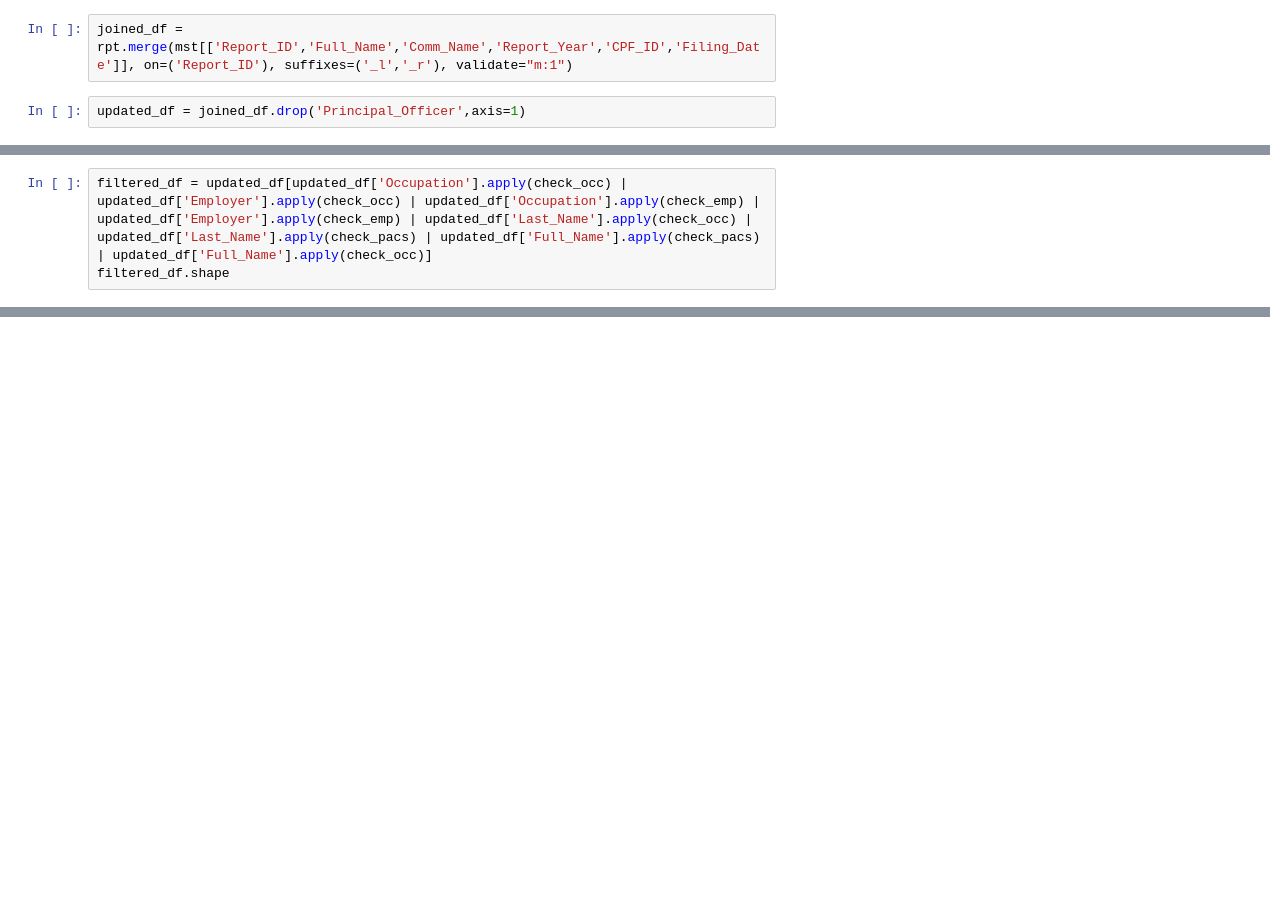
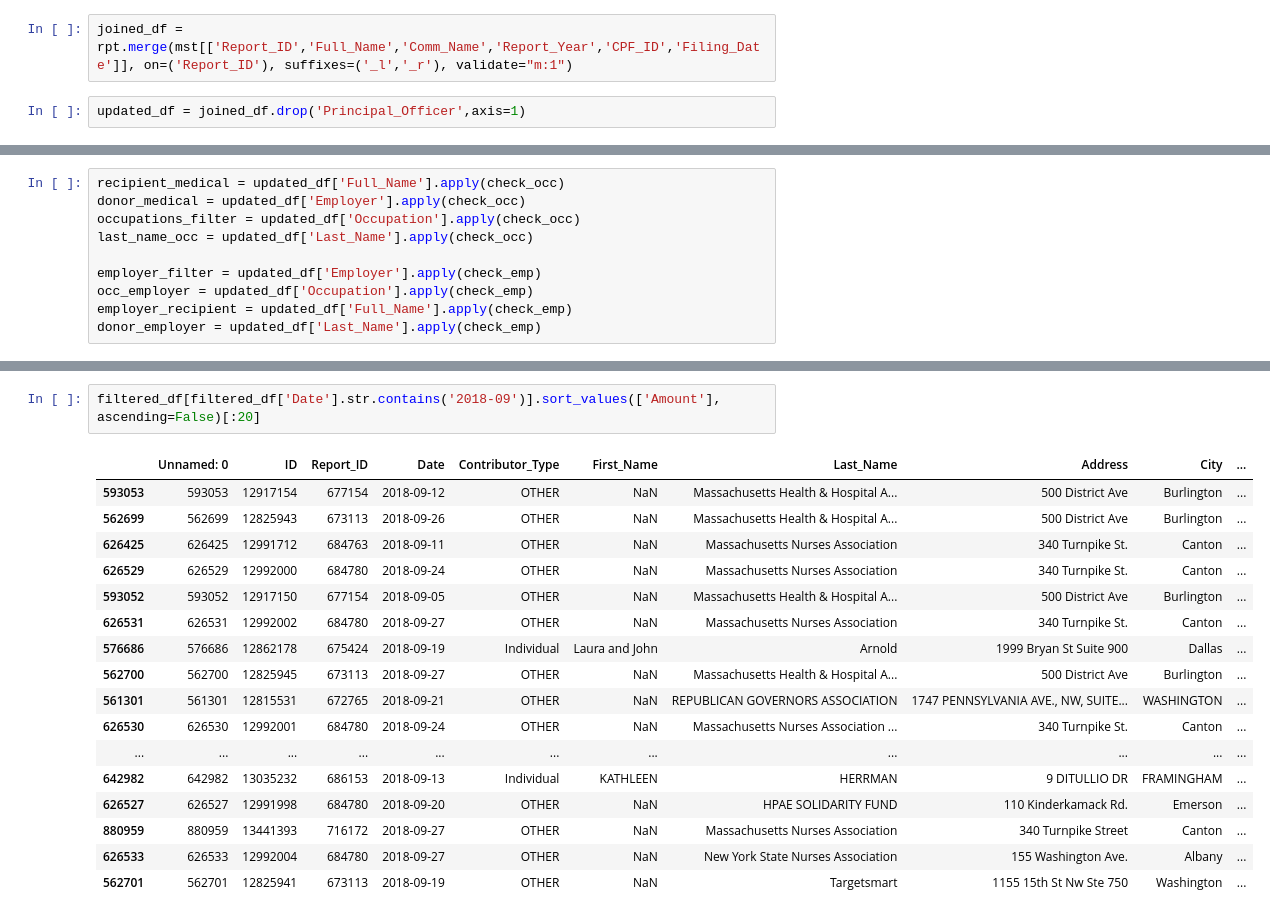
Before and after one commit to BU-Spark/CS506-Spring2020-Projects, a Jupyter notebook: CampaignFinanceScorecard/Code/OCPF/OCPF.ipynb, the cells around one changed output, grey strips where cells are left out. Saved outputs shown, nothing was run; the diff lists cells and outputs as text; blank space fills up the shorter version.

```diff
--- a/CampaignFinanceScorecard/Code/OCPF/OCPF.ipynb
+++ b/CampaignFinanceScorecard/Code/OCPF/OCPF.ipynb
@@ -89,3 +172,10 @@ def check_pacs(df_val, ignore=None):
 # %%
-filtered_df = updated_df[updated_df['Occupation'].apply(check_occ) | updated_df['Employer'].apply(check_occ) | updated_df['Occupation'].apply(check_emp) | updated_df['Employer'].apply(check_emp) | updated_df['Last_Name'].apply(check_occ) | updated_df['Last_Name'].apply(check_pacs) | updated_df['Full_Name'].apply(check_pacs) | updated_df['Full_Name'].apply(check_occ)]
-filtered_df.shape
+recipient_medical = updated_df['Full_Name'].apply(check_occ)
+donor_medical = updated_df['Employer'].apply(check_occ)
+occupations_filter = updated_df['Occupation'].apply(check_occ)
+last_name_occ = updated_df['Last_Name'].apply(check_occ)
+
+employer_filter = updated_df['Employer'].apply(check_emp)
+occ_employer = updated_df['Occupation'].apply(check_emp)
+employer_recipient = updated_df['Full_Name'].apply(check_emp)
+donor_employer = updated_df['Last_Name'].apply(check_emp)
@@ -284,0 +300,20 @@ plt.show()
+# %%
+filtered_df[filtered_df['Date'].str.contains('2018-09')].sort_values(['Amount'], ascending=False)[:20]
+# %% [output]
+|  | Unnamed: 0 | ID | Report_ID | Date | Contributor_Type | First_Name | Last_Name | Address | City | ... |
+| 593053 | 593053 | 12917154 | 677154 | 2018-09-12 | OTHER | NaN | Massachusetts Health & Hospital A... | 500 District Ave | Burlington | ... |
+| 562699 | 562699 | 12825943 | 673113 | 2018-09-26 | OTHER | NaN | Massachusetts Health & Hospital A... | 500 District Ave | Burlington | ... |
+| 626425 | 626425 | 12991712 | 684763 | 2018-09-11 | OTHER | NaN | Massachusetts Nurses Association | 340 Turnpike St. | Canton | ... |
+| 626529 | 626529 | 12992000 | 684780 | 2018-09-24 | OTHER | NaN | Massachusetts Nurses Association | 340 Turnpike St. | Canton | ... |
+| 593052 | 593052 | 12917150 | 677154 | 2018-09-05 | OTHER | NaN | Massachusetts Health & Hospital A... | 500 District Ave | Burlington | ... |
+| 626531 | 626531 | 12992002 | 684780 | 2018-09-27 | OTHER | NaN | Massachusetts Nurses Association | 340 Turnpike St. | Canton | ... |
+| 576686 | 576686 | 12862178 | 675424 | 2018-09-19 | Individual | Laura and John | Arnold | 1999 Bryan St Suite 900 | Dallas | ... |
+| 562700 | 562700 | 12825945 | 673113 | 2018-09-27 | OTHER | NaN | Massachusetts Health & Hospital A... | 500 District Ave | Burlington | ... |
+| 561301 | 561301 | 12815531 | 672765 | 2018-09-21 | OTHER | NaN | REPUBLICAN GOVERNORS ASSOCIATION | 1747 PENNSYLVANIA AVE., NW, SUITE... | WASHINGTON | ... |
+| 626530 | 626530 | 12992001 | 684780 | 2018-09-24 | OTHER | NaN | Massachusetts Nurses Association ... | 340 Turnpike St. | Canton | ... |
+| ... | ... | ... | ... | ... | ... | ... | ... | ... | ... | ... |
+| 642982 | 642982 | 13035232 | 686153 | 2018-09-13 | Individual | KATHLEEN | HERRMAN | 9 DITULLIO DR | FRAMINGHAM | ... |
+| 626527 | 626527 | 12991998 | 684780 | 2018-09-20 | OTHER | NaN | HPAE SOLIDARITY FUND | 110 Kinderkamack Rd. | Emerson | ... |
+| 880959 | 880959 | 13441393 | 716172 | 2018-09-27 | OTHER | NaN | Massachusetts Nurses Association | 340 Turnpike Street | Canton | ... |
+| 626533 | 626533 | 12992004 | 684780 | 2018-09-27 | OTHER | NaN | New York State Nurses Association | 155 Washington Ave. | Albany | ... |
+| 562701 | 562701 | 12825941 | 673113 | 2018-09-19 | OTHER | NaN | Targetsmart | 1155 15th St Nw Ste 750 | Washington | ... |
```
Also changed, not shown: parts of 44 cells of this notebook, 6 other files.
